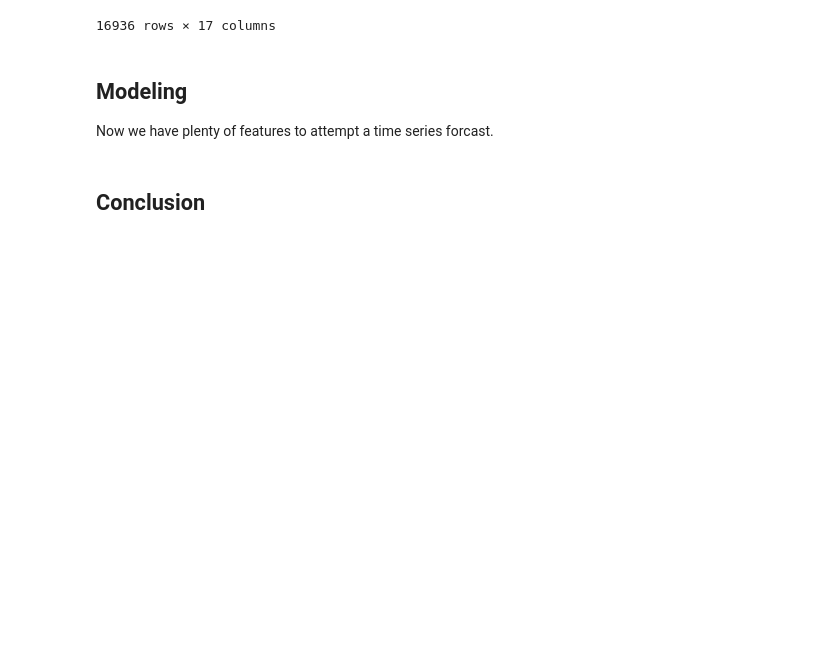
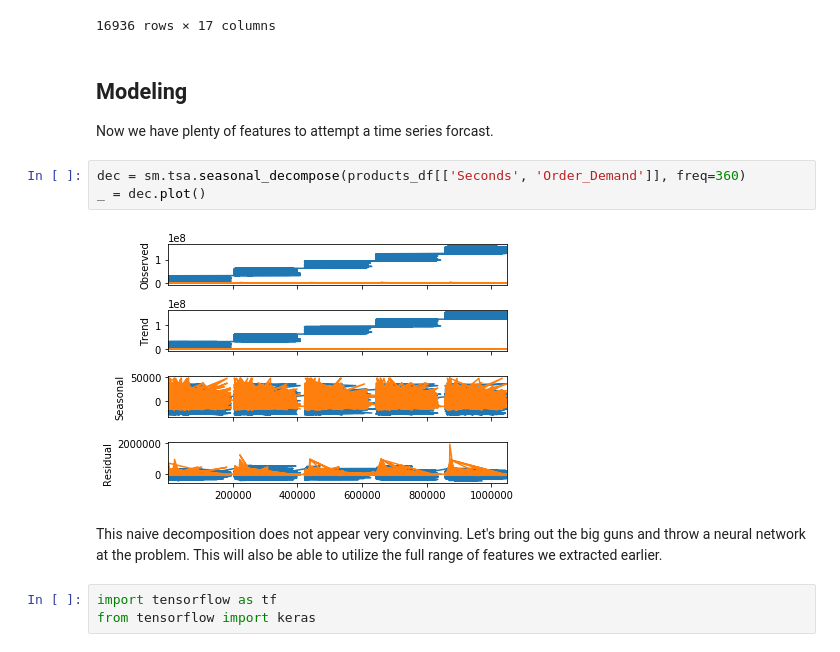
Before and after one commit to Gaj7/WorldWideProductsInc, a Jupyter notebook: notebooks/World Wide Products Inc..ipynb, the cells around one changed output. Saved outputs shown, nothing was run; the diff lists cells and outputs as text; blank space fills up the shorter version.

```diff
--- a/notebooks/World Wide Products Inc..ipynb
+++ b/notebooks/World Wide Products Inc..ipynb
@@ -265,5 +265,13 @@ products_df
 ## Modeling
 
 Now we have plenty of features to attempt a time series forcast.
-# %% [markdown]
-## Conclusion
+# %%
+dec = sm.tsa.seasonal_decompose(products_df[['Seconds', 'Order_Demand']], freq=360)
+_ = dec.plot()
+# %% [output]
+[figure, added]
+# %% [markdown]
+This naive decomposition does not appear very convinving. Let's bring out the big guns and throw a neural network at the problem. This will also be able to utilize the full range of features we extracted earlier.
+# %%
+import tensorflow as tf
+from tensorflow import keras
```
Also changed, not shown: parts of 7 cells of this notebook, 2 other files.
